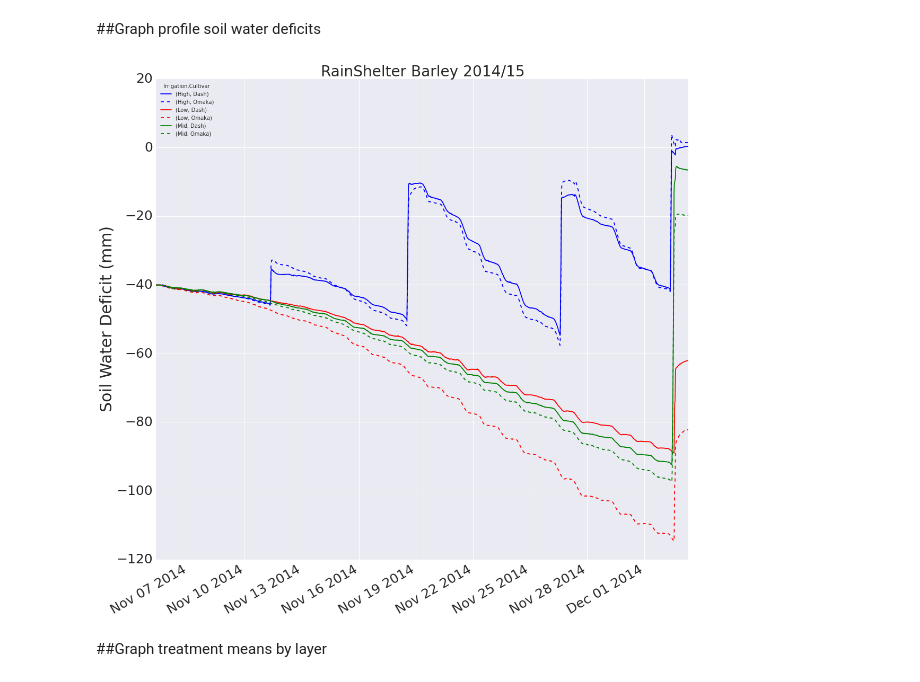
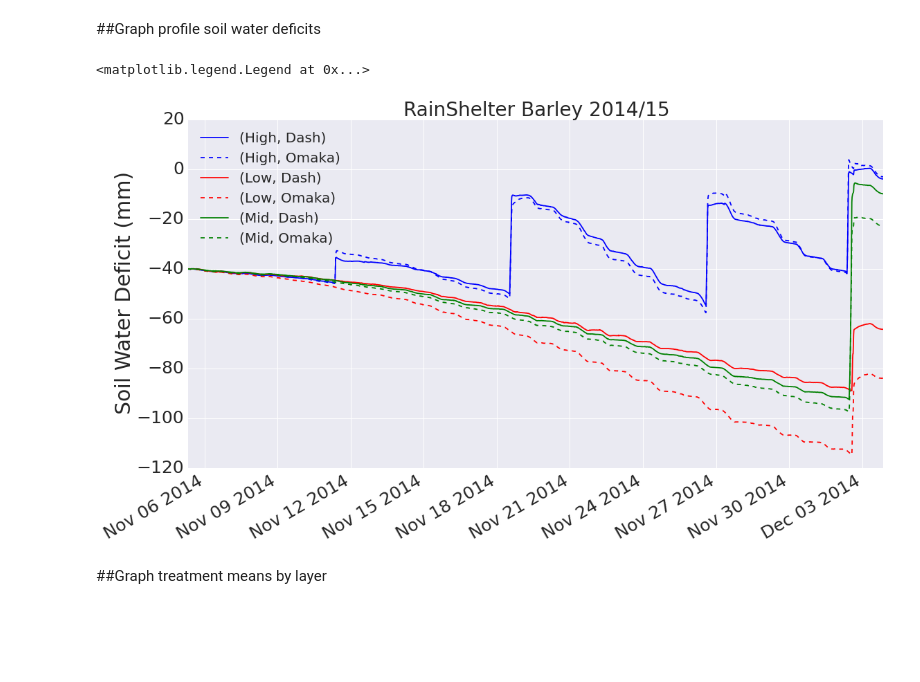
Before and after one commit to smist976/RainShelterBarley, a Jupyter notebook: RainShelterSummary.ipynb, the cells around one changed output. Saved outputs shown, nothing was run; the diff lists cells and outputs as text; code cells hidden in the pictures; blank space fills up the shorter version.

```diff
--- a/RainShelterSummary.ipynb
+++ b/RainShelterSummary.ipynb
@@ -68,28 +68,30 @@ DataMeans = Data.groupby(level=['Measurement','Depth','Irrigation', 'Cultivar'],
 # %%
 DataMeans = Data.groupby(level=['Measurement', 'Depth', 'Irrigation', 'Cultivar'],axis=1).mean()
 
 #FieldCapacity =
 #Calculate the water content of the soil profile by multiplying the volumetric water content by each layers
 #depth and summing.  The 0-15 layers are divided by 2 to average the two readings
 ProfileWater = DataMeans.VolumetricWaterContent.ix[:,'D1I'] * 150/2 + \
                DataMeans.VolumetricWaterContent.ix[:,'D1B'] * 150/2 + \
                DataMeans.VolumetricWaterContent.ix[:,'D2'] * 150 + \
                DataMeans.VolumetricWaterContent.ix[:,'D3'] * 300 + \
                DataMeans.VolumetricWaterContent.ix[:,'D4'] * 300 + \
                DataMeans.VolumetricWaterContent.ix[:,'D5'] * 300 + \
                DataMeans.VolumetricWaterContent.ix[:,'D6'] * 300 + \
                DataMeans.VolumetricWaterContent.ix[:,'D7'] * 300
 
 FieldCapacity = ProfileWater.resample('D', how='max')
 FieldCapacity = FieldCapacity.ix['2014-11-05'] + 40
 SoilWaterDeficit = -(FieldCapacity - ProfileWater)
 #ProfileWater.ix[StartDateString:,:].plot(figsize=(18,18))
-SoilWaterDeficit.plot(figsize=(18,18),style=['b-','b--','r-','r--','g-','g--'])
+SoilWaterDeficit.plot(figsize=(18,10),style=['b-','b--','r-','r--','g-','g--'])
 plt.ylabel('Soil Water Deficit (mm)', fontsize=30);
 plt.tick_params(labelsize=25)
 plt.title('RainShelter Barley 2014/15', fontsize=28);
+plt.legend(loc='upper left',fontsize=20)
 # %% [output]
+<matplotlib.legend.Legend at 0x...>
-[figure, old version]
+[figure, new version]
 # %%
 ProfileWater.index.name='Time'
 # %% [markdown]
```
Also changed, not shown: parts of 8 cells of this notebook.
